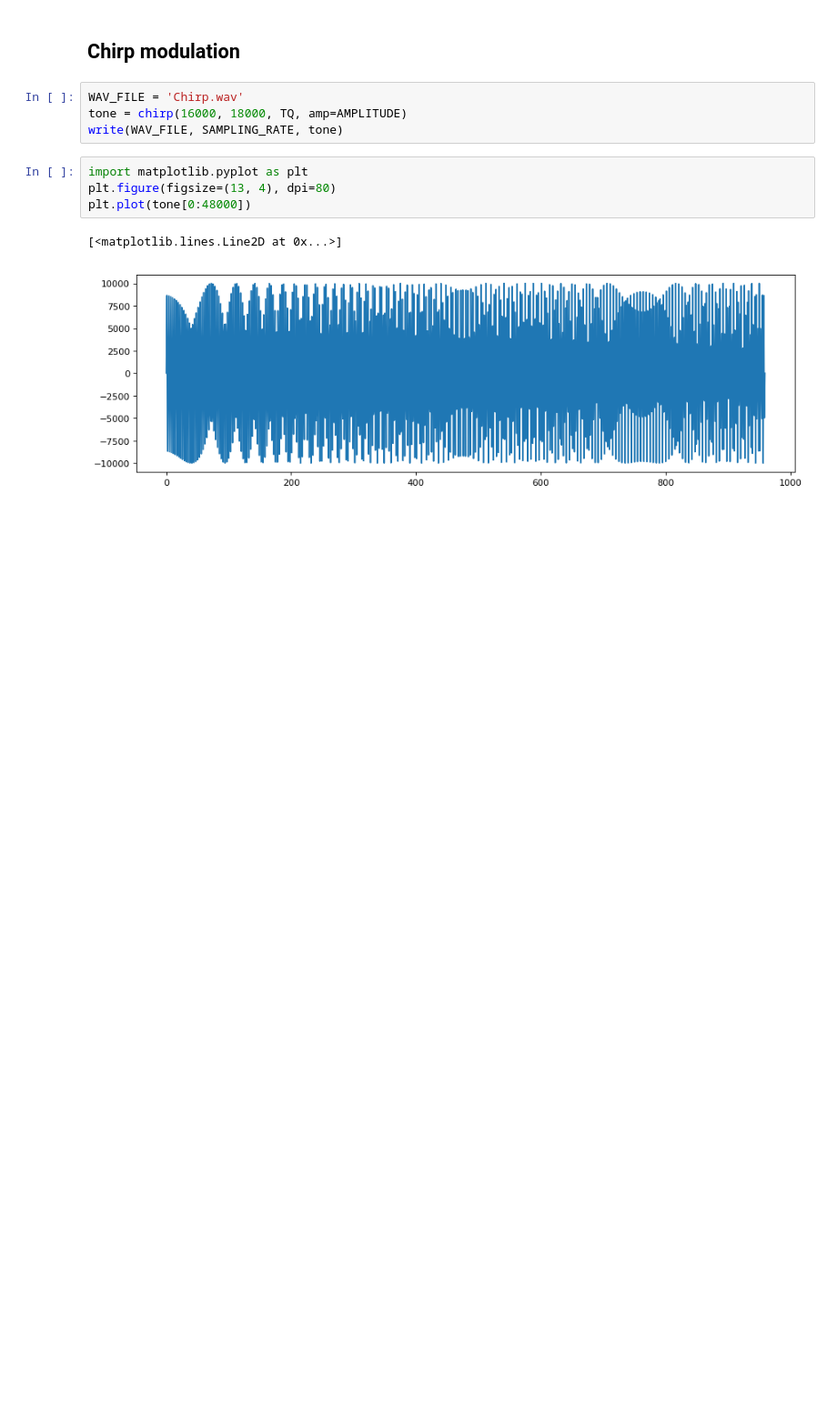
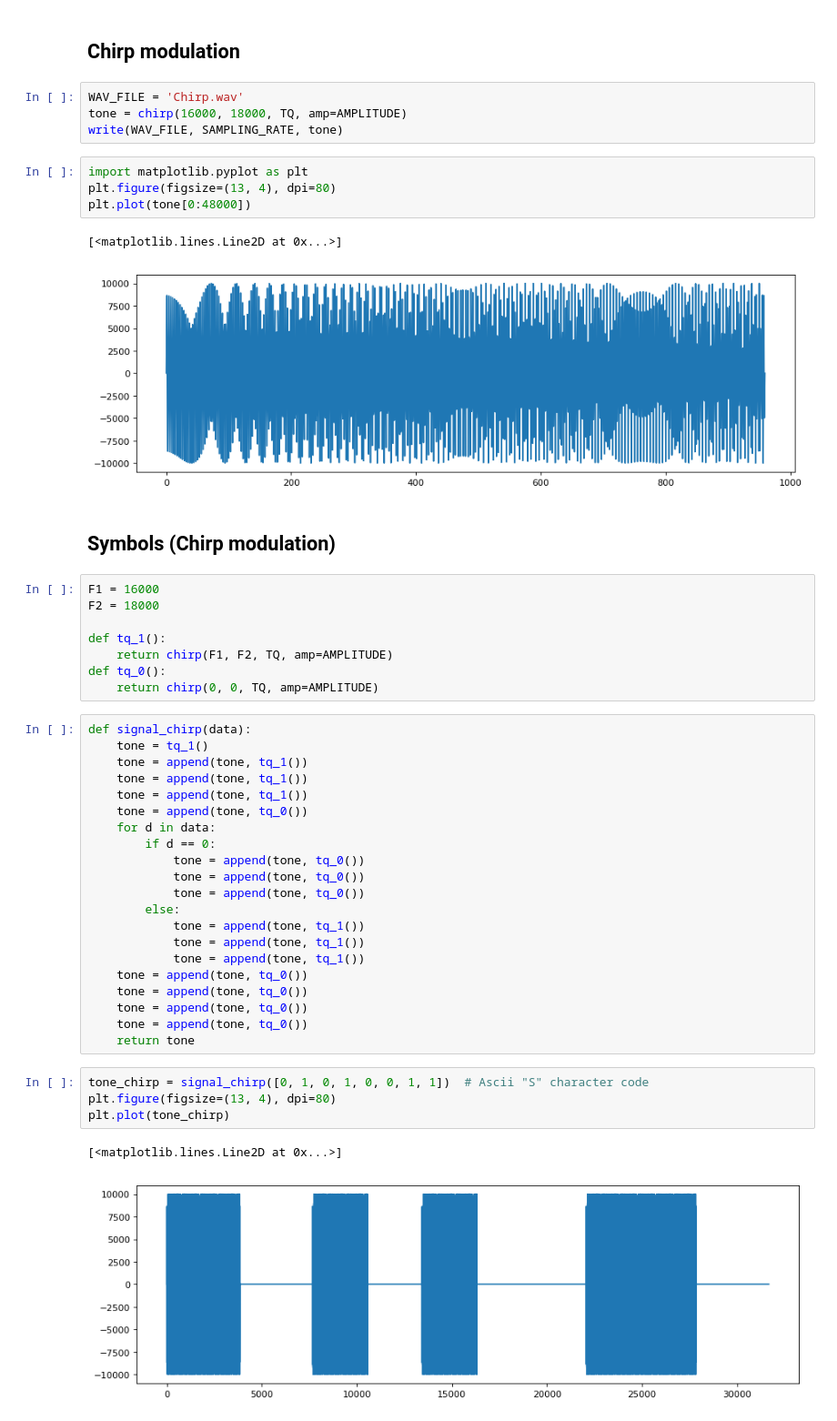
Before and after one commit to araobp/ultrasonic-communication, a Jupyter notebook: generator/ToneComparison.ipynb, the cells around one changed output. Shown: that part at 91% size. Saved outputs shown, nothing was run; the diff lists cells and outputs as text; blank space fills up the shorter version.

```diff
--- a/generator/ToneComparison.ipynb
+++ b/generator/ToneComparison.ipynb
@@ -77,3 +77,41 @@ plt.plot(tone[0:48000])
 # %% [output]
 [<matplotlib.lines.Line2D at 0x...>]
 [figure]
+# %% [markdown]
+## Symbols (Chirp modulation)
+# %%
+F1 = 16000
+F2 = 18000
+
+def tq_1():
+    return chirp(F1, F2, TQ, amp=AMPLITUDE)
+def tq_0():
+    return chirp(0, 0, TQ, amp=AMPLITUDE)
+# %%
+def signal_chirp(data):
+    tone = tq_1()
+    tone = append(tone, tq_1())
+    tone = append(tone, tq_1())
+    tone = append(tone, tq_1())
+    tone = append(tone, tq_0())
+    for d in data:
+        if d == 0:
+            tone = append(tone, tq_0())
+            tone = append(tone, tq_0())
+            tone = append(tone, tq_0())
+        else:
+            tone = append(tone, tq_1())
+            tone = append(tone, tq_1())
+            tone = append(tone, tq_1())
+    tone = append(tone, tq_0())
+    tone = append(tone, tq_0())
+    tone = append(tone, tq_0())
+    tone = append(tone, tq_0())
+    return tone
+# %%
+tone_chirp = signal_chirp([0, 1, 0, 1, 0, 0, 1, 1])  # Ascii "S" character code
+plt.figure(figsize=(13, 4), dpi=80)
+plt.plot(tone_chirp)
+# %% [output]
+[<matplotlib.lines.Line2D at 0x...>]
+[figure, added]
```
Also changed, not shown: parts of 1 cell of this notebook, 2 other files.
